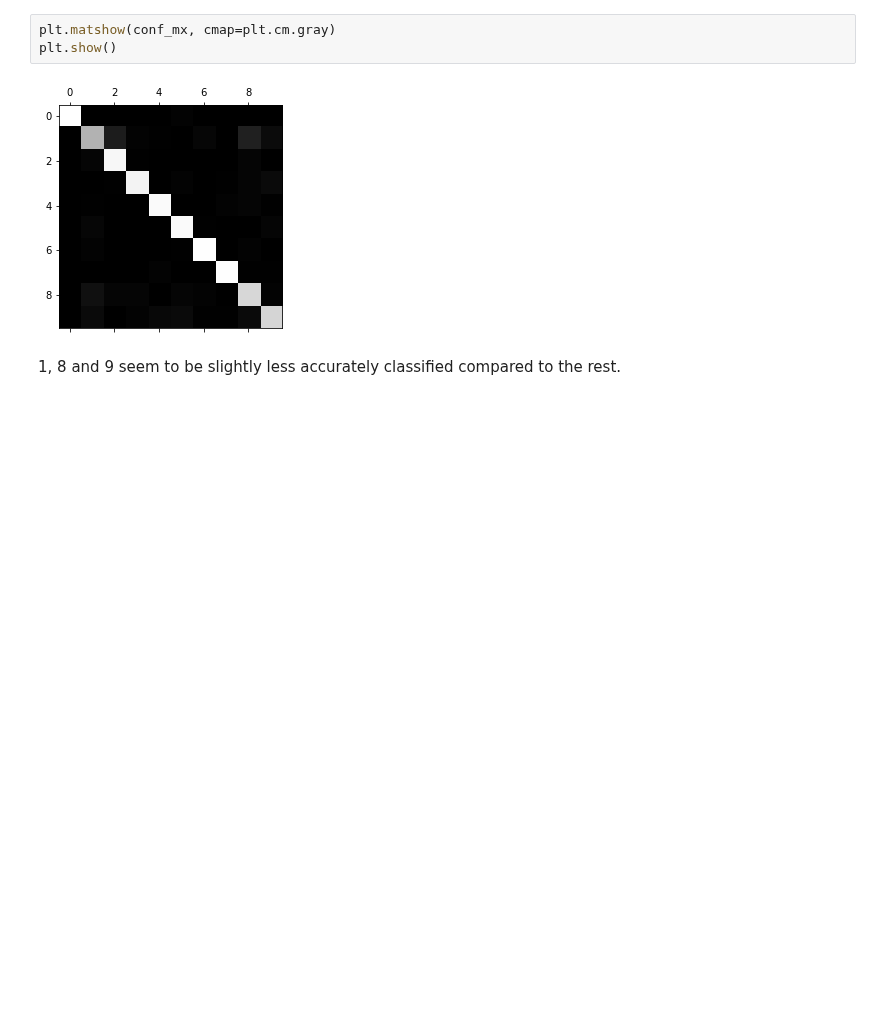
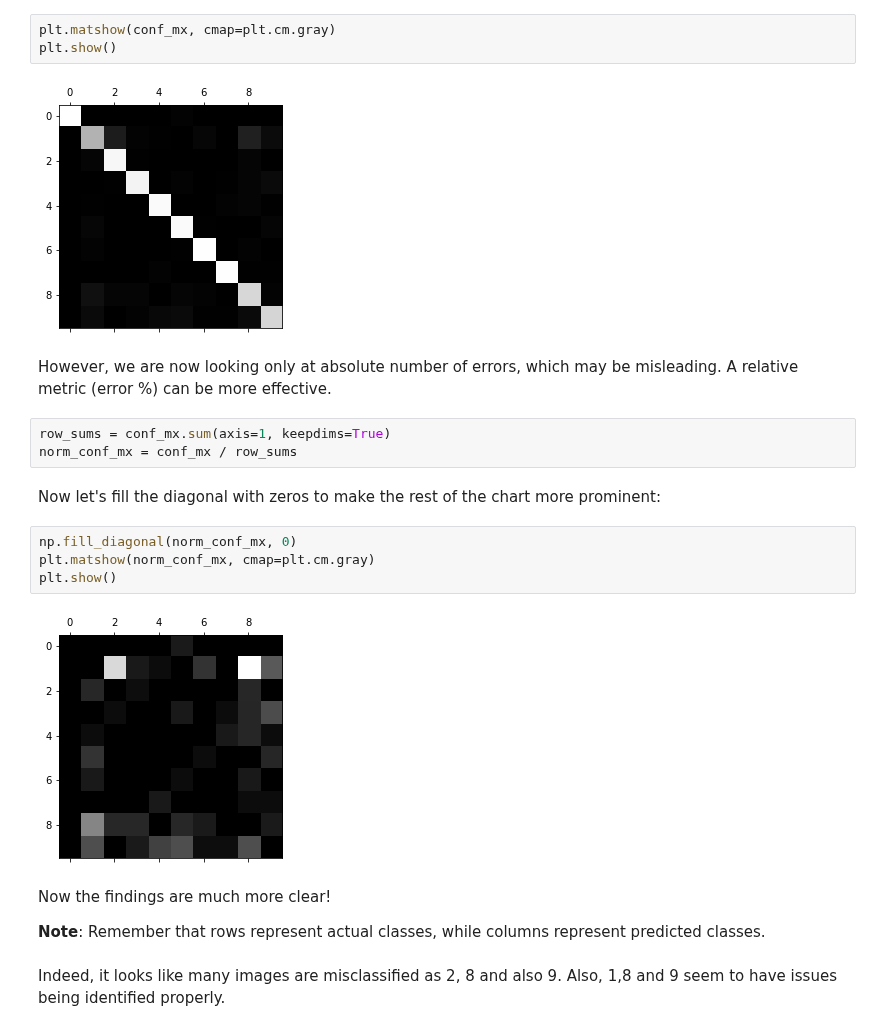
Before and after one commit to giuseppebaldini/ml-scikit-keras-tensorflow, a Jupyter notebook: 03.Classification.ipynb, the cells around one changed output. Drawn from its saved outputs; the diff is of its cells as text; blank space fills up the shorter version.

```diff
--- a/03.Classification.ipynb
+++ b/03.Classification.ipynb
@@ -283,5 +283,23 @@ plt.matshow(conf_mx, cmap=plt.cm.gray)
 plt.show()
 # %% [output]
 [figure]
-# %% [markdown]
-1, 8 and 9 seem to be slightly less accurately classified compared to the rest.
+# %% [markdown]
+However, we are now looking only at absolute number of errors, which may be misleading. A relative metric (error %) can be more effective.
+# %%
+row_sums = conf_mx.sum(axis=1, keepdims=True)
+norm_conf_mx = conf_mx / row_sums
+# %% [markdown]
+Now let's fill the diagonal with zeros to make the rest of the chart more prominent:
+# %%
+np.fill_diagonal(norm_conf_mx, 0)
+plt.matshow(norm_conf_mx, cmap=plt.cm.gray)
+plt.show()
+# %% [output]
+[figure, added]
+# %% [markdown]
+Now the findings are much more clear!
+
+**Note**: Remember that rows represent actual classes, while columns represent predicted classes.
+# %% [markdown]
+Indeed, it looks like many images are misclassified as 2, 8 and also 9.
+Also, 1,8 and 9 seem to have issues being identified properly.
```
